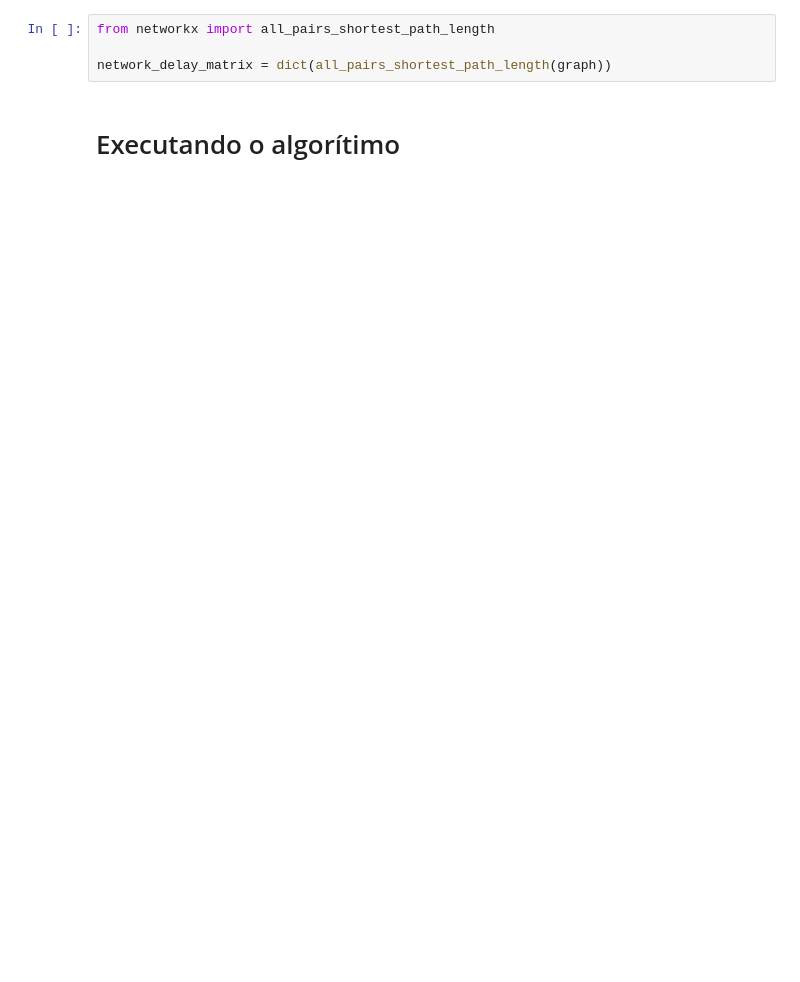
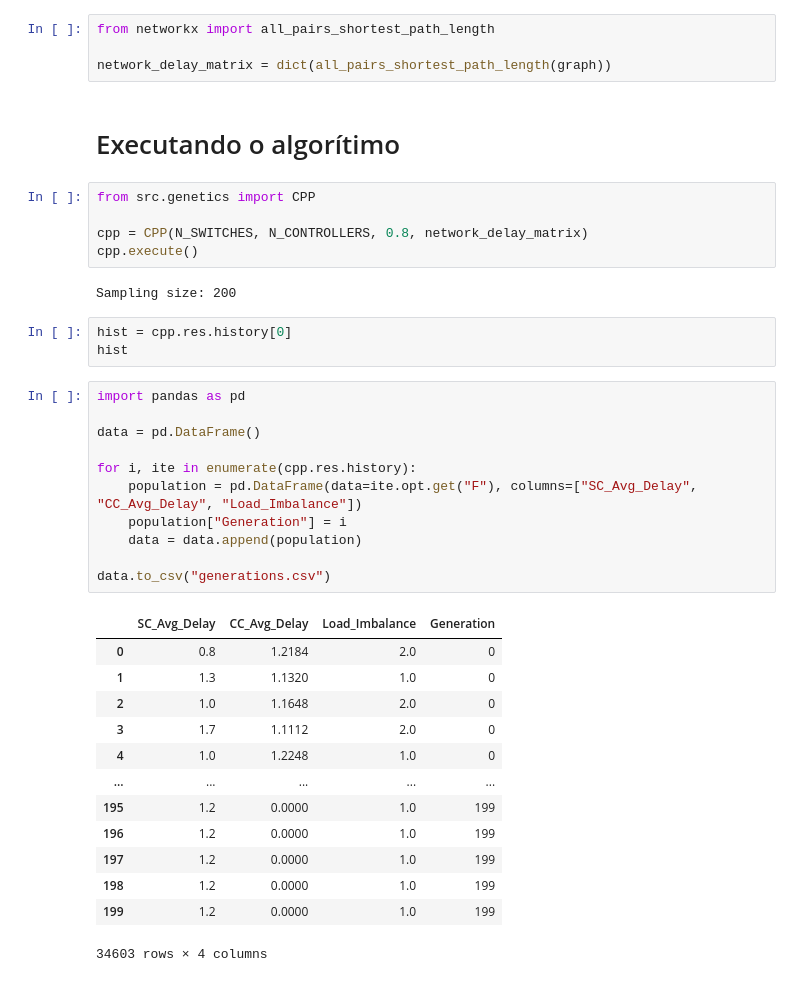
Before and after one commit to jvpessoa10/sdn-cpp, a Jupyter notebook: notebooks/main.ipynb, the cells around one changed output. Cells and saved outputs as stored; diff of their text form; blank space fills up the shorter version.

```diff
--- a/notebooks/main.ipynb
+++ b/notebooks/main.ipynb
@@ -22,4 +22,39 @@ from networkx import all_pairs_shortest_path_length
 network_delay_matrix = dict(all_pairs_shortest_path_length(graph))
 # %% [markdown]
 # Executando o algorítimo
+# %%
+from src.genetics import CPP
+
+cpp = CPP(N_SWITCHES, N_CONTROLLERS, 0.8, network_delay_matrix)
+cpp.execute()
+# %% [output]
+Sampling size: 200
+# %%
+hist = cpp.res.history[0]
+hist
+# %%
+import pandas as pd
+
+data = pd.DataFrame()
+
+for i, ite in enumerate(cpp.res.history):
+    population = pd.DataFrame(data=ite.opt.get("F"), columns=["SC_Avg_Delay", "CC_Avg_Delay", "Load_Imbalance"])
+    population["Generation"] = i
+    data = data.append(population)
+
+data.to_csv("generations.csv")
+# %% [output]
+|  | SC_Avg_Delay | CC_Avg_Delay | Load_Imbalance | Generation |
+| 0 | 0.8 | 1.2184 | 2.0 | 0 |
+| 1 | 1.3 | 1.1320 | 1.0 | 0 |
+| 2 | 1.0 | 1.1648 | 2.0 | 0 |
+| 3 | 1.7 | 1.1112 | 2.0 | 0 |
+| 4 | 1.0 | 1.2248 | 1.0 | 0 |
+| ... | ... | ... | ... | ... |
+| 195 | 1.2 | 0.0000 | 1.0 | 199 |
+| 196 | 1.2 | 0.0000 | 1.0 | 199 |
+| 197 | 1.2 | 0.0000 | 1.0 | 199 |
+| 198 | 1.2 | 0.0000 | 1.0 | 199 |
+| 199 | 1.2 | 0.0000 | 1.0 | 199 |
+34603 rows × 4 columns
 # %%
```
Also changed, not shown: parts of 2 cells of this notebook, 3 other files.
